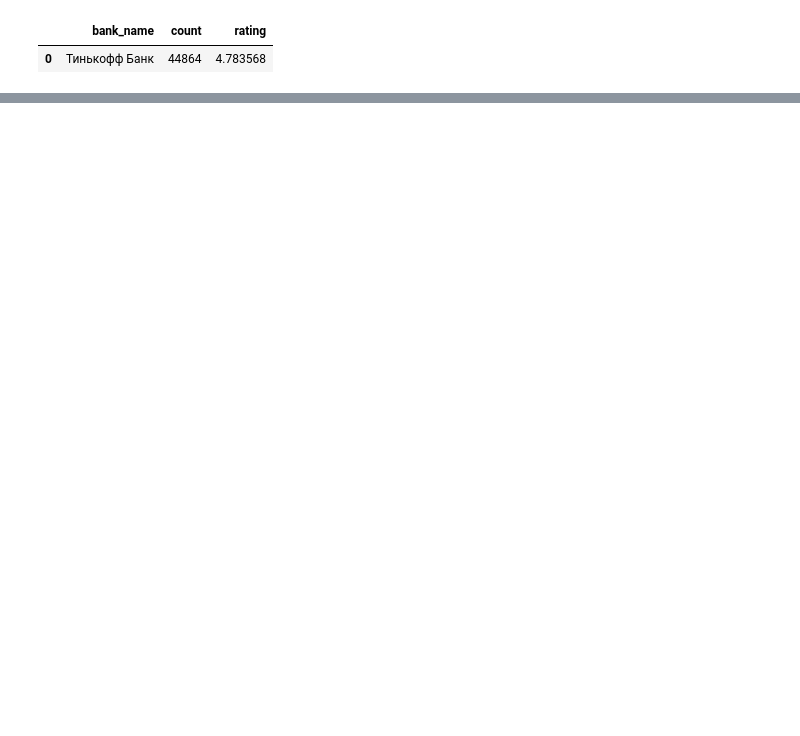
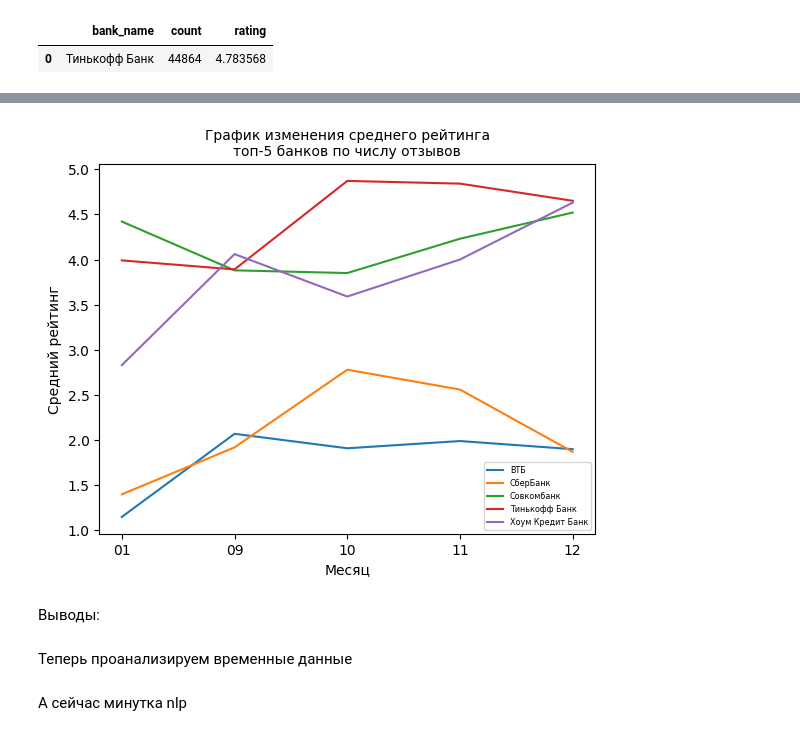
Before and after one commit to maykorablina/test-task-sber-ds-nlp, a Jupyter notebook: test_task.ipynb, the cells around one changed output, grey strips where cells are left out. Drawn from its saved outputs; the diff is of its cells as text; code cells hidden in the pictures; blank space fills up the shorter version.

```diff
--- a/test_task.ipynb
+++ b/test_task.ipynb
@@ -60,7 +72,10 @@ banks15_mean_rating_and_count.sort_values(by='rating', ascending=False).head(1)
 |  | bank_name | count | rating |
 | 0 | Тинькофф Банк | 44864 | 4.783568 |
 # %%
-data['year_month'] = pd.to_datetime(data['date']).dt.strftime('%Y-%m')
+# data['year_month'] = pd.to_datetime(data['date']).dt.strftime('%Y-%m')
 data['month'] = pd.to_datetime(data['date']).dt.strftime('%m')
-data
-#data[data['bank_name'].isin(top5_banks['bank_name'])].groupby(['bank_name', 'year_month']).count().reset_index().drop()
+# эти данные понадобятся позже
+data['day'] = data['date'].dt.day
+data['hour'] = data['date'].dt.hour
+data['minute'] = data['date'].dt.minute
+data['second'] = data['date'].dt.second
@@ -80,0 +82,6 @@ data
+# %%
+# data_to_graph = data[data['bank_name'].isin(top5_banks['bank_name'])].groupby(['bank_name', 'month']).mean()
+data_to_graph = data[['bank_name','month','rating']]
+data_to_graph = data_to_graph[data_to_graph['bank_name'].isin(top15_banks_by_count.head(5)['bank_name'])].groupby(['bank_name', 'month']).agg({'rating': 'mean'}).reset_index()
+data_to_graph['rating'] = data_to_graph['rating'].round(2)
+data_to_graph.head(10)
@@ -80,0 +100,19 @@ data
+# %%
+banks = data_to_graph['bank_name'].unique()
+
+# plt.figure(figsize=(8, 5))
+for b in banks:
+    bank_data = data_to_graph[data_to_graph['bank_name'] == b]
+    plt.plot(bank_data['month'], bank_data['rating'], label=b)
+
+plt.title('График изменения среднего рейтинга\nтоп-5 банков по числу отзывов', fontsize=10)
+plt.xlabel('Месяц')
+plt.ylabel('Средний рейтинг')
+plt.legend(fontsize='xx-small', loc='lower right')
+plt.show()
+# %% [output]
+[figure, added]
+# %% [markdown]
+Выводы:
+# %% [markdown]
+Теперь проанализируем временные данные
@@ -80,0 +137,2 @@ data
+# %% [markdown]
+А сейчас минутка nlp
```
Also changed, not shown: parts of 12 cells of this notebook.
